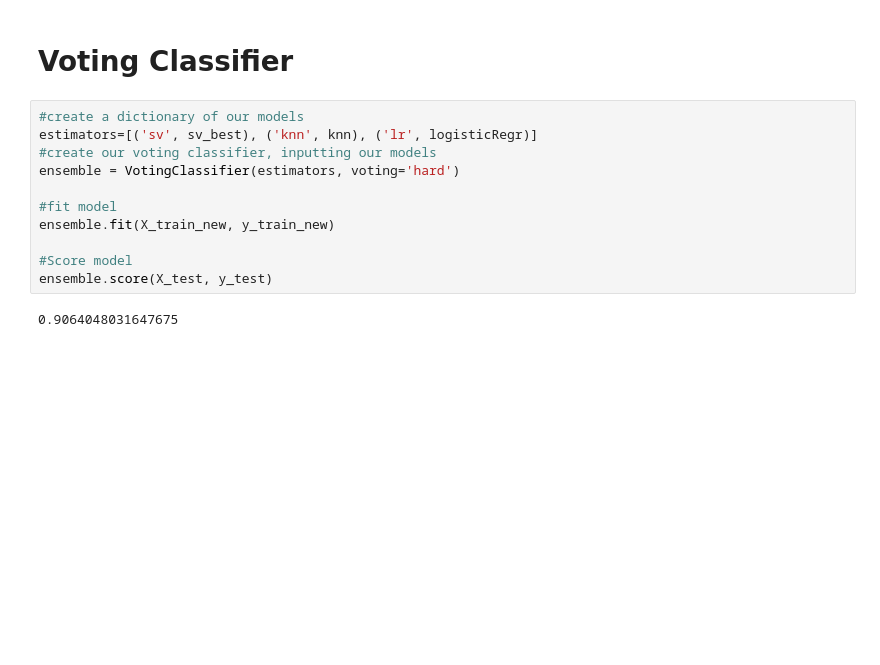
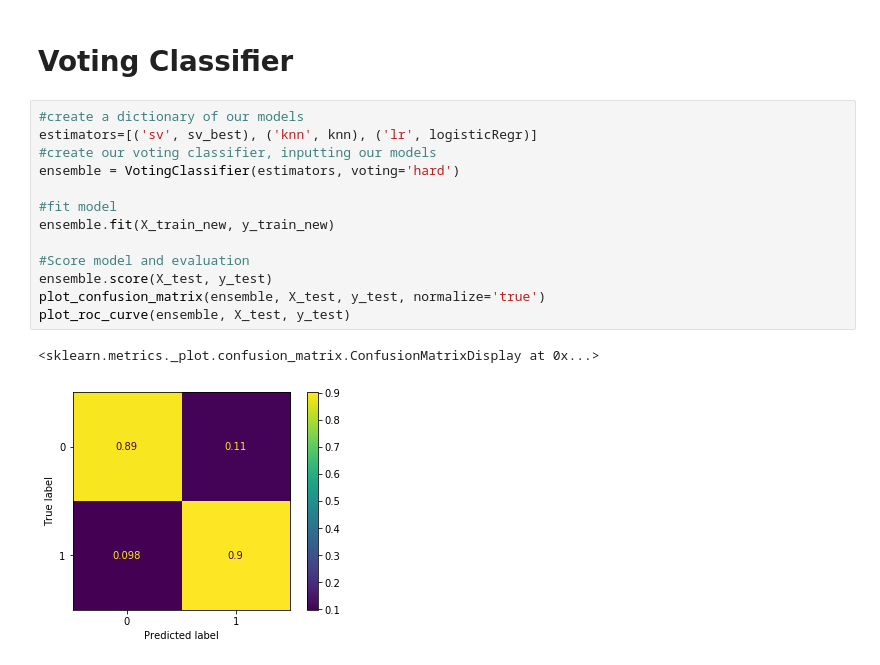
Before and after one commit to Steve-Pilato/COVID-19-Data-Science-Project-SHU, a Jupyter notebook: COVID-19 Data Preperation and Model Generation and Evaluation.ipynb, the cells around one changed output. Drawn from its saved outputs; the diff is of its cells as text; blank space fills up the shorter version.

```diff
--- a/COVID-19 Data Preperation and Model Generation and Evaluation.ipynb
+++ b/COVID-19 Data Preperation and Model Generation and Evaluation.ipynb
@@ -372,13 +380,16 @@ Best score: 0.9004835054768823
 # %%
 #create a dictionary of our models
 estimators=[('sv', sv_best), ('knn', knn), ('lr', logisticRegr)]
 #create our voting classifier, inputting our models
 ensemble = VotingClassifier(estimators, voting='hard')
 
 #fit model
 ensemble.fit(X_train_new, y_train_new)
 
-#Score model
+#Score model and evaluation
 ensemble.score(X_test, y_test)
+plot_confusion_matrix(ensemble, X_test, y_test, normalize='true')
+plot_roc_curve(ensemble, X_test, y_test)
 # %% [output]
-0.9064048031647675
+<sklearn.metrics._plot.confusion_matrix.ConfusionMatrixDisplay at 0x...>
+[figure, added]
```
Also changed, not shown: parts of 2 cells of this notebook.
